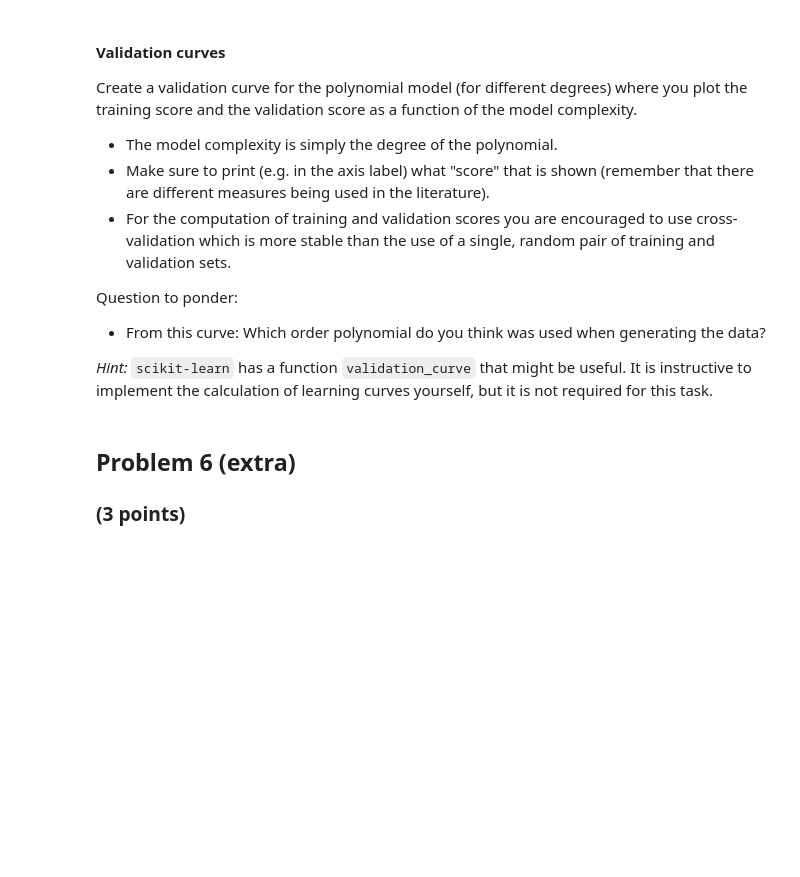
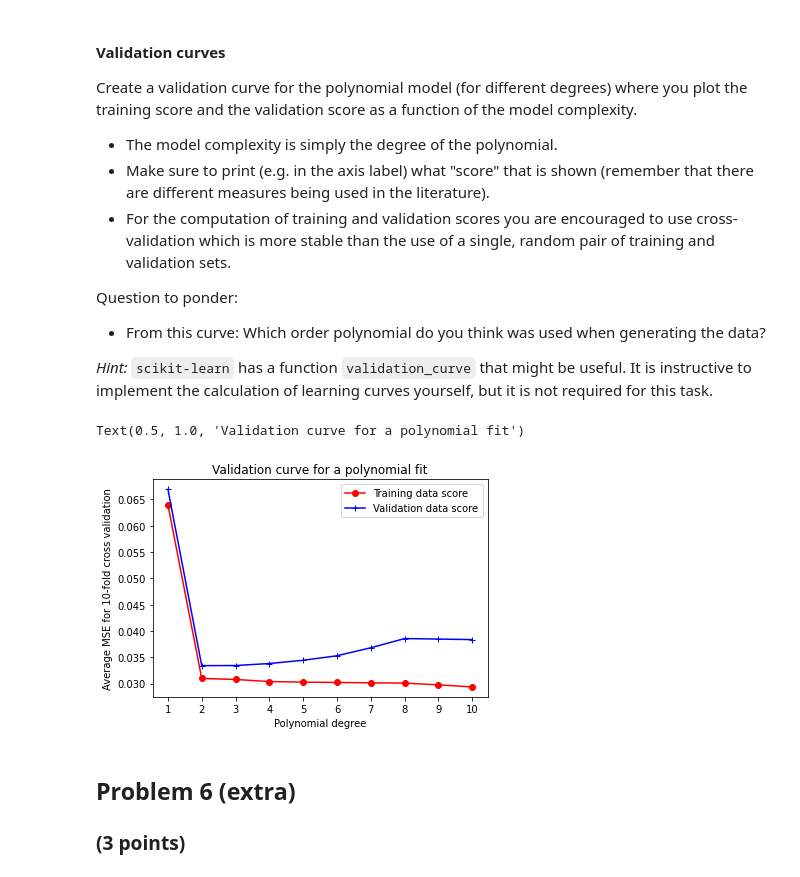
Before and after one commit to isakbr/tif285, a Jupyter notebook: doc/pub/ProblemSets/Set1/TIF285_ps1_extra_problems.ipynb, the cells around one changed output. Saved outputs shown, nothing was run; the diff lists cells and outputs as text; code cells hidden in the pictures; blank space fills up the shorter version.

```diff
--- a/doc/pub/ProblemSets/Set1/TIF285_ps1_extra_problems.ipynb
+++ b/doc/pub/ProblemSets/Set1/TIF285_ps1_extra_problems.ipynb
@@ -111,3 +157,35 @@ plt.semilogx(range,np.abs(-train_scores_mean+test_scores_mean))
+# %%
+from sklearn.model_selection import KFold
+# split the data in 10 folds to crossvalidate.
+kfold = KFold(10,shuffle = True)
+train_score = np.zeros(10); val_score = np.zeros(10)
+
+degree = 10
+# Perform crossvalidation for the split
+for train, val in kfold.split(X):
+    for i in range(degree):
+        x_train = X[train]; x_val = X[val]
+        y_train = y[train]; y_val = y[val]
+        data = x_train, x_val, y_train, y_val
+        # Calculate the mean squared error.
+        MSE_t,MSE_v,_ = polynomial_regression(data, i+1)
+        # Take the average of the data.
+        train_score[i] += MSE_t/degree
+        val_score[i] += MSE_v/degree
+
+f = plt.figure()
+degs = np.arange(1,degree+1)
+my_ax = f.add_subplot(1,1,1)
+my_ax.plot(degs,train_score,'ro-',label = 'Training data score')
+my_ax.plot(degs,val_score,'b+-', label = 'Validation data score')
+my_ax.set_xticks(degs)
+my_ax.legend(loc= 'best')
+my_ax.set_xlabel('Polynomial degree')
+my_ax.set_ylabel('Average MSE for 10-fold cross validation')
+my_ax.set_title('Validation curve for a polynomial fit')
+# %% [output]
+Text(0.5, 1.0, 'Validation curve for a polynomial fit')
+[figure, added]
 # %% [markdown]
 ## Problem 6 (extra)
 ### (3 points)
```
Also changed, not shown: parts of 12 cells of this notebook, 11 other files.
